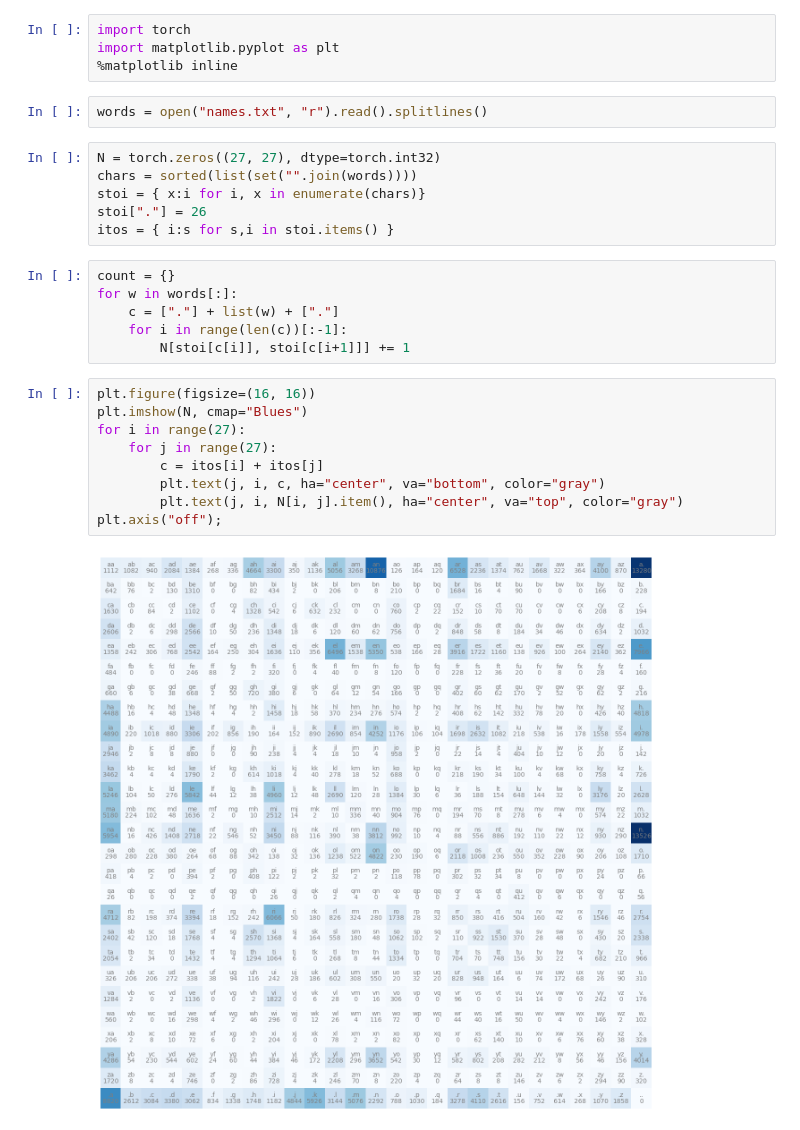
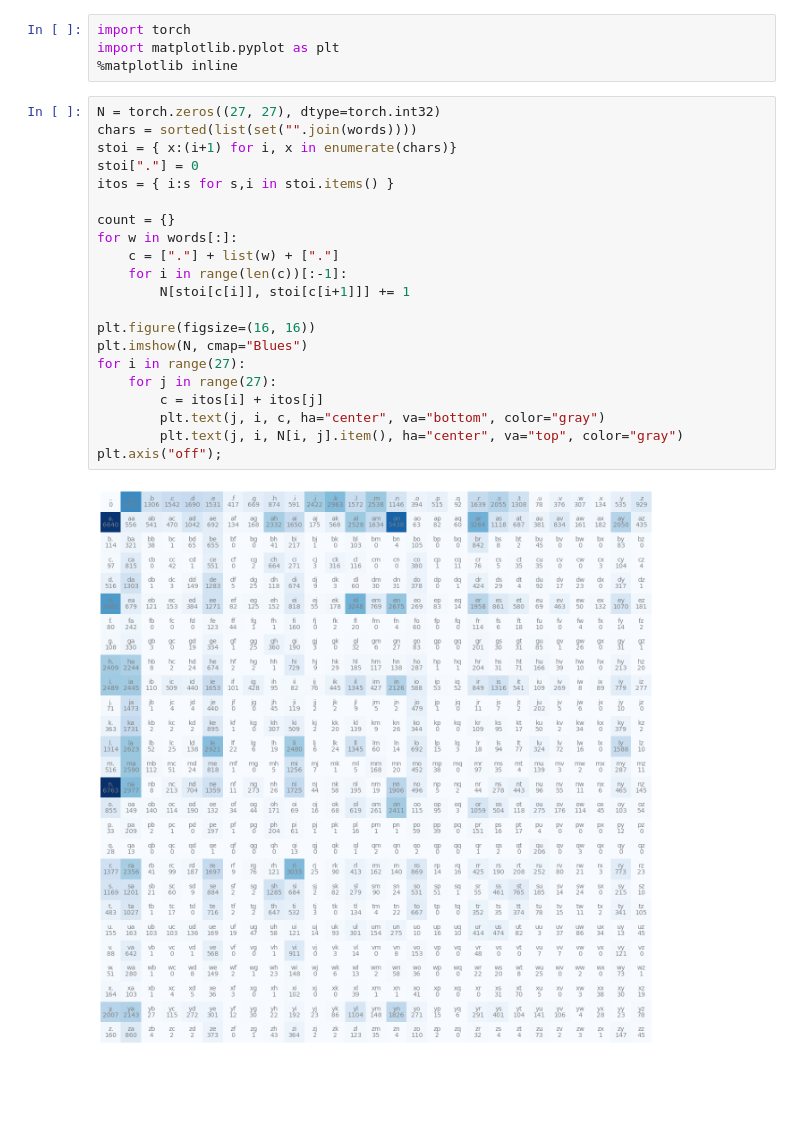
Before and after one commit to asungy/hail-andrej, a Jupyter notebook: jupyter/02-makemore/makemore.ipynb, the cells around one changed output. Drawn from its saved outputs; the diff is of its cells as text; blank space fills up the shorter version.

```diff
--- a/jupyter/02-makemore/makemore.ipynb
+++ b/jupyter/02-makemore/makemore.ipynb
@@ -2,28 +2,26 @@
 import torch
 import matplotlib.pyplot as plt
 %matplotlib inline
-# %%
-words = open("names.txt", "r").read().splitlines()
 # %%
 N = torch.zeros((27, 27), dtype=torch.int32)
 chars = sorted(list(set("".join(words))))
-stoi = { x:i for i, x in enumerate(chars)}
-stoi["."] = 26
+stoi = { x:(i+1) for i, x in enumerate(chars)}
+stoi["."] = 0
 itos = { i:s for s,i in stoi.items() }
+
+count = {}
+for w in words[:]:
+    c = ["."] + list(w) + ["."]
+    for i in range(len(c))[:-1]:
+        N[stoi[c[i]], stoi[c[i+1]]] += 1
+
+plt.figure(figsize=(16, 16))
+plt.imshow(N, cmap="Blues")
+for i in range(27):
+    for j in range(27):
+        c = itos[i] + itos[j]
+        plt.text(j, i, c, ha="center", va="bottom", color="gray")
+        plt.text(j, i, N[i, j].item(), ha="center", va="top", color="gray")
+plt.axis("off");
+# %% [output]
+[figure, added]
-# %%
-count = {}
-for w in words[:]:
-    c = ["."] + list(w) + ["."]
-    for i in range(len(c))[:-1]:
-        N[stoi[c[i]], stoi[c[i+1]]] += 1
-# %%
-plt.figure(figsize=(16, 16))
-plt.imshow(N, cmap="Blues")
-for i in range(27):
-    for j in range(27):
-        c = itos[i] + itos[j]
-        plt.text(j, i, c, ha="center", va="bottom", color="gray")
-        plt.text(j, i, N[i, j].item(), ha="center", va="top", color="gray")
-plt.axis("off");
-# %% [output]
-[figure, removed]
```
Also changed, not shown: 2 other files.
